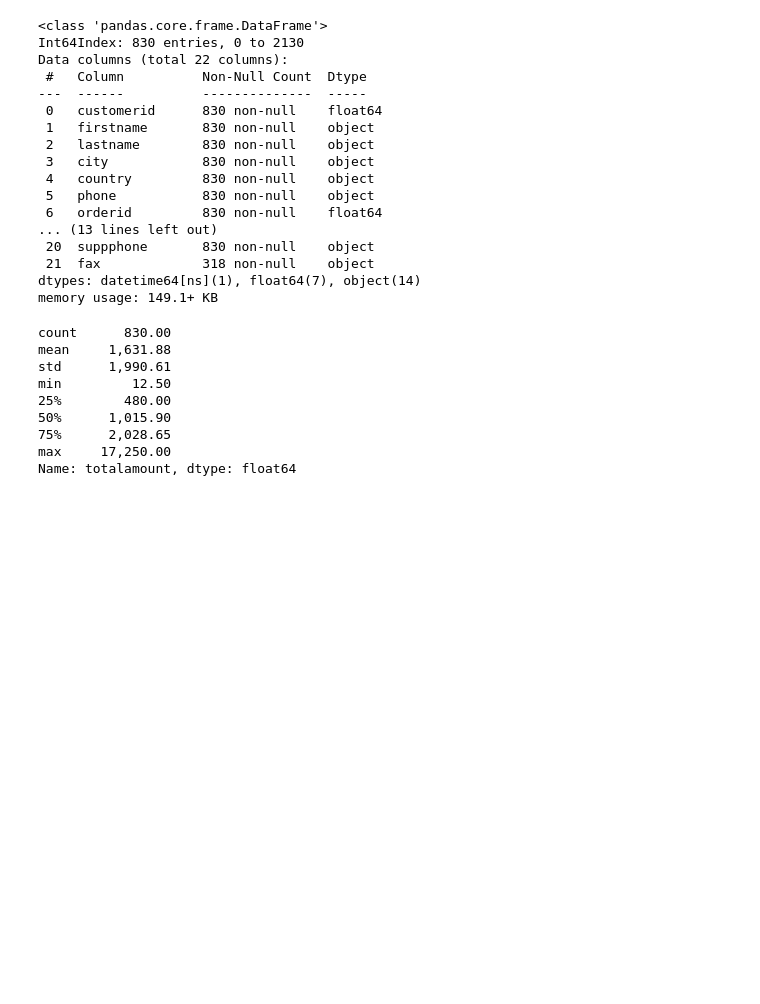
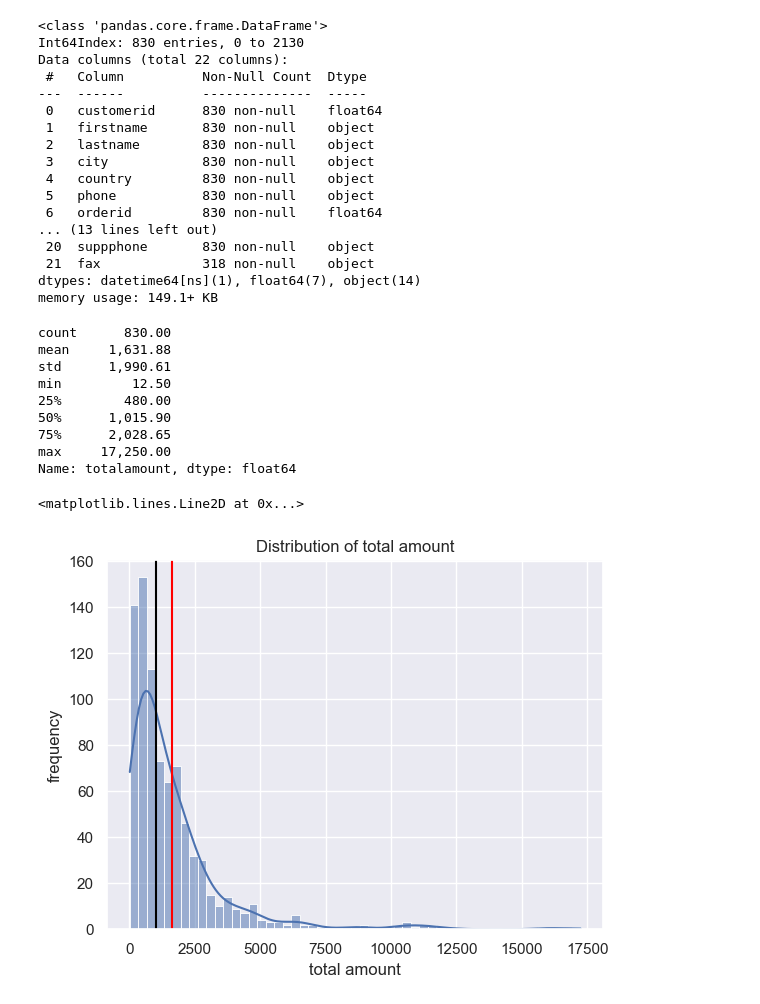
Before and after one commit to AHMEDNASR281/newDataTest, a Jupyter notebook: test1.ipynb, the cells around one changed output. Saved outputs shown, nothing was run; the diff lists cells and outputs as text; code cells hidden in the pictures; blank space fills up the shorter version.

```diff
--- a/test1.ipynb
+++ b/test1.ipynb
@@ -8,6 +8,7 @@ import seaborn as sns
 pd.options.display.float_format = '{:,.2f}'.format
 pd.options.display.max_rows = None
 pd.options.display.max_columns = None
+sns.set()
 # %%
 #wrangle fun
 def wrangle (filename , encoding , dropna_column_names= None , change_columns_names= None , date_column = None , remove_duplicated_rows_in_col = []):
@@ -69,3 +70,14 @@ min         12.50
 75%      2,028.65
 max     17,250.00
 Name: totalamount, dtype: float64
+# %%
+#Data shape
+sns.histplot(data=orders , x='totalamount',kde=True)
+plt.title('Distribution of total amount')
+plt.xlabel('total amount')
+plt.ylabel('frequency')
+plt.axvline(orders.totalamount.mean() , color='red')
+plt.axvline(orders.totalamount.median() , color='black')
+# %% [output]
+<matplotlib.lines.Line2D at 0x...>
+[figure, added]
```
Also changed, not shown: parts of 1 cell of this notebook.
